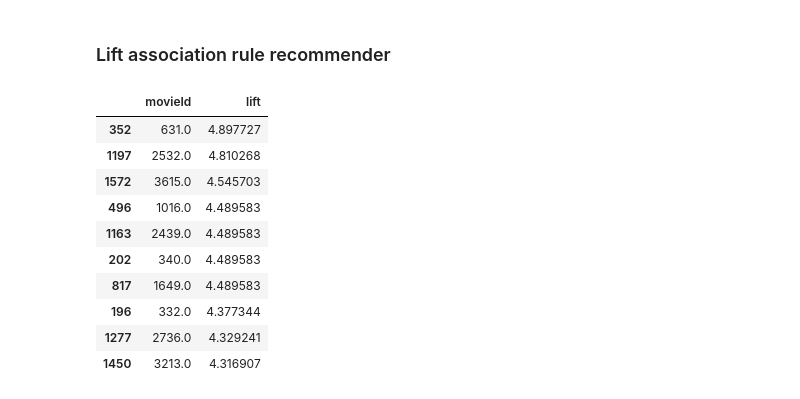
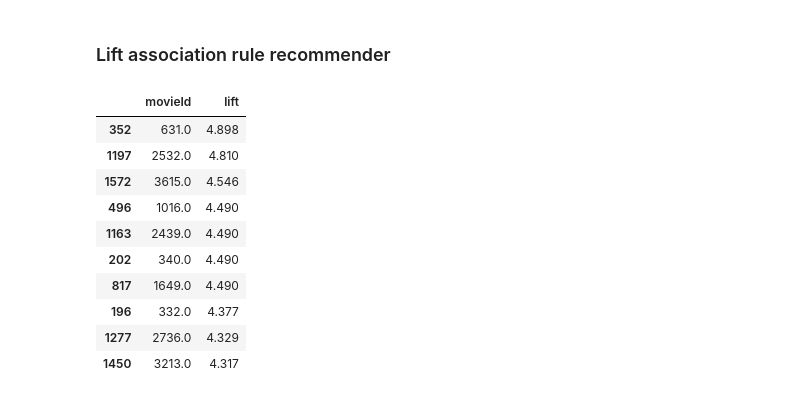
Before and after one commit to mhetrerajat/Introduction_to_Recommender_Systems, a Jupyter notebook: non_personalised.ipynb, the cells around one changed output. Drawn from its saved outputs; the diff is of its cells as text; code cells hidden in the pictures.

```diff
--- a/non_personalised.ipynb
+++ b/non_personalised.ipynb
@@ -352,17 +352,17 @@ for movieId in other_movies:
     lift_df = lift_df.append({'movieId': movieId, 'lift': lift}, ignore_index=True)
 # %%
 lift_df.sort_values('lift', ascending=False)\
-.apply(lambda x: np.round(x, ))
+.apply(lambda x: np.round(x, decimals=3), axis=1)\
 .head(10)
 # %% [output]
 |  | movieId | lift |
-| 352 | 631.0 | 4.897727 |
-| 1197 | 2532.0 | 4.810268 |
-| 1572 | 3615.0 | 4.545703 |
-| 496 | 1016.0 | 4.489583 |
-| 1163 | 2439.0 | 4.489583 |
-| 202 | 340.0 | 4.489583 |
-| 817 | 1649.0 | 4.489583 |
-| 196 | 332.0 | 4.377344 |
-| 1277 | 2736.0 | 4.329241 |
-| 1450 | 3213.0 | 4.316907 |
+| 352 | 631.0 | 4.898 |
+| 1197 | 2532.0 | 4.810 |
+| 1572 | 3615.0 | 4.546 |
+| 496 | 1016.0 | 4.490 |
+| 1163 | 2439.0 | 4.490 |
+| 202 | 340.0 | 4.490 |
+| 817 | 1649.0 | 4.490 |
+| 196 | 332.0 | 4.377 |
+| 1277 | 2736.0 | 4.329 |
+| 1450 | 3213.0 | 4.317 |
```
